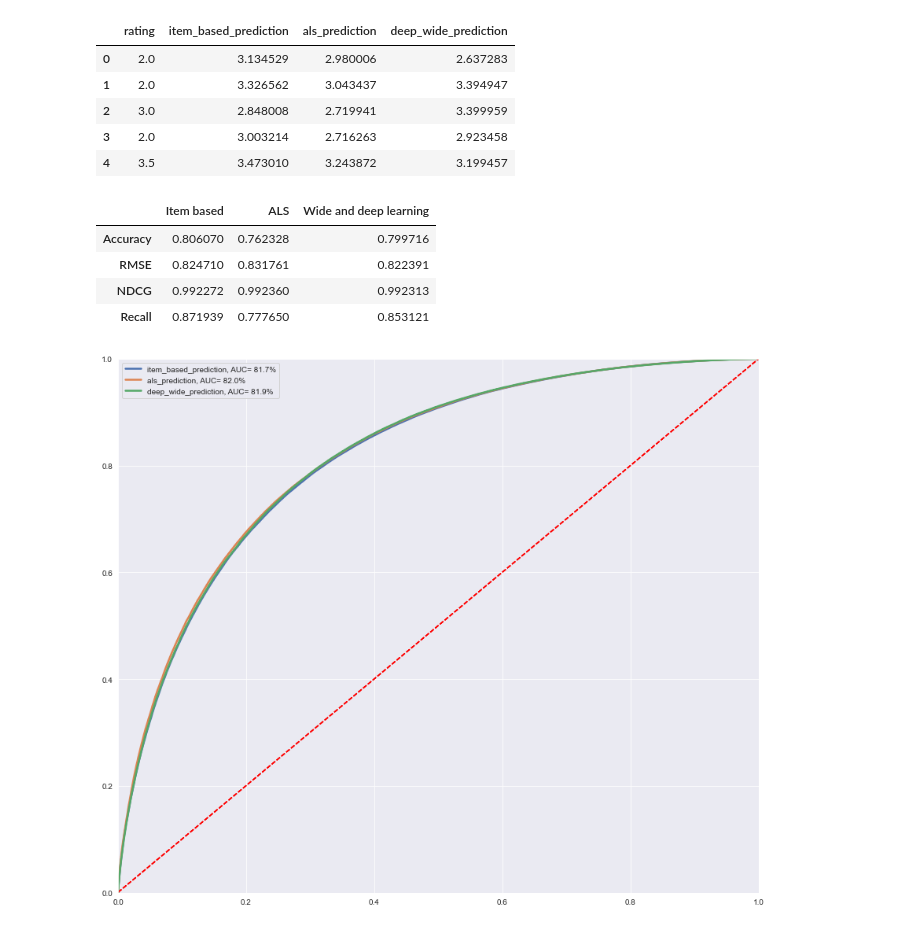
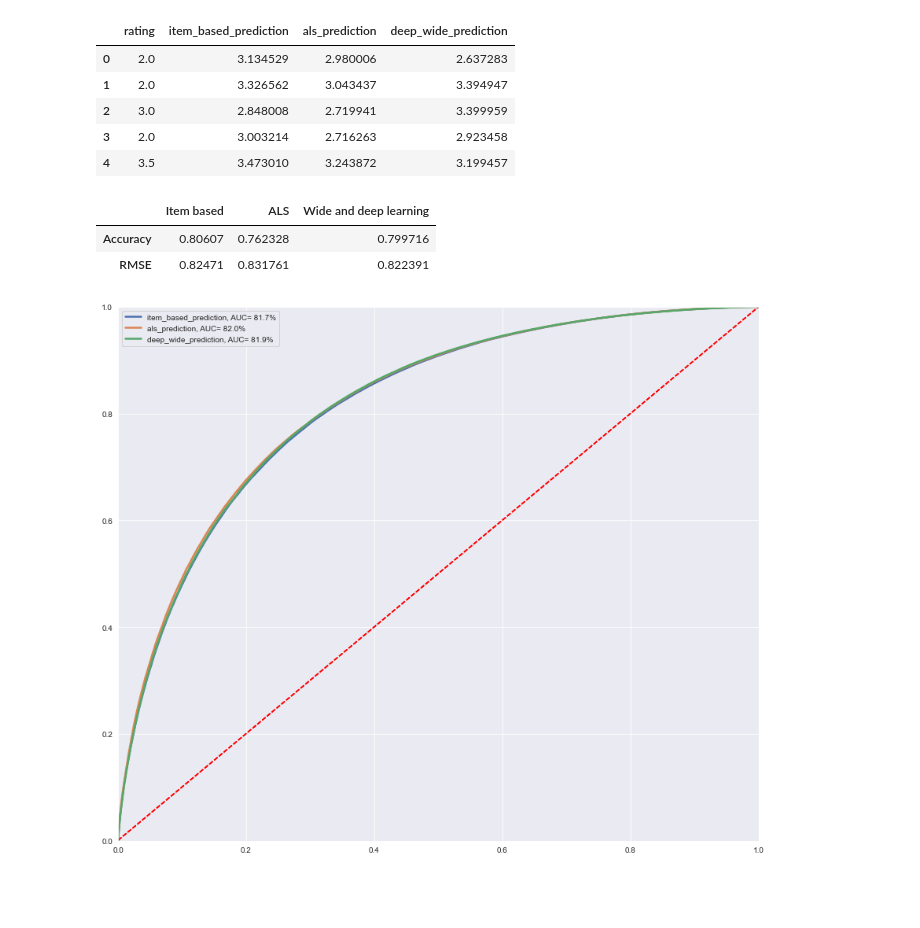
Before and after one commit to syeehyn/personalization-system, a Jupyter notebook: notebook/final_report.ipynb, the cells around one changed output. Cells and saved outputs as stored; diff of their text form; code cells hidden in the pictures; blank space fills up the shorter version.

```diff
--- a/notebook/final_report.ipynb
+++ b/notebook/final_report.ipynb
@@ -1091,43 +1119,23 @@ all_preds_test.head()
 # %%
 # Compute accuracy of each model
 acc_item = acc_numpy(all_preds_test["rating"], all_preds_test["item_based_prediction"])
 acc_als = acc_numpy(all_preds_test["rating"], all_preds_test["als_prediction"])
 acc_deep = acc_numpy(all_preds_test["rating"], all_preds_test["deep_wide_prediction"])
 accs = pd.DataFrame({"Item based": [acc_item], "ALS": [acc_als],
                       "Wide and deep learning": [acc_deep]}, index=["Accuracy"])
 
 # Compute RMSE of each model
 rmse_item = rmse_numpy(all_preds_test["rating"], all_preds_test["item_based_prediction"])
 rmse_als = rmse_numpy(all_preds_test["rating"], all_preds_test["als_prediction"])
 rmse_deep = rmse_numpy(all_preds_test["rating"], all_preds_test["deep_wide_prediction"])
 rmses = pd.DataFrame({"Item based": [rmse_item], "ALS": [rmse_als],
                       "Wide and deep learning": [rmse_deep]}, index=["RMSE"])
 
-# Compute NDCG score of each model
-true_rating = all_preds_test["rating"].to_numpy().reshape(1,-1)
-item_based_prediction = all_preds_test["item_based_prediction"].to_numpy().reshape(1,-1)
-als_prediction = all_preds_test["als_prediction"].to_numpy().reshape(1,-1)
-deep_wide_prediction = all_preds_test["deep_wide_prediction"].to_numpy().reshape(1,-1)
-ndcg_item = ndcg_score(true_rating, item_based_prediction)
-ndcg_als = ndcg_score(true_rating, als_prediction)
-ndcg_deep = ndcg_score(true_rating, deep_wide_prediction)
-ndcgs = pd.DataFrame({"Item based": [ndcg_item], "ALS": [ndcg_als],
-                      "Wide and deep learning": [ndcg_deep]}, index=["NDCG"])
-
-# Compute recall of each model
-recall_item = recall_numpy(all_preds_test["rating"], all_preds_test["item_based_prediction"])
-recall_als = recall_numpy(all_preds_test["rating"], all_preds_test["als_prediction"])
-recall_deep = recall_numpy(all_preds_test["rating"], all_preds_test["deep_wide_prediction"])
-recalls = pd.DataFrame({"Item based": [recall_item], "ALS": [recall_als],
-                      "Wide and deep learning": [recall_deep]}, index=["Recall"])
-
-pd.concat([accs, rmses, ndcgs, recalls])
+pd.concat([accs, rmses])
 # %% [output]
 |  | Item based | ALS | Wide and deep learning |
-| Accuracy | 0.806070 | 0.762328 | 0.799716 |
-| RMSE | 0.824710 | 0.831761 | 0.822391 |
-| NDCG | 0.992272 | 0.992360 | 0.992313 |
-| Recall | 0.871939 | 0.777650 | 0.853121 |
+| Accuracy | 0.80607 | 0.762328 | 0.799716 |
+| RMSE | 0.82471 | 0.831761 | 0.822391 |
 # %%
 plot_ROC_numpy(all_preds_test.rating.values, list(all_preds_test[['item_based_prediction', 'als_prediction', 'deep_wide_prediction']].values.T),\
                ['item_based_prediction', 'als_prediction', 'deep_wide_prediction'])
```
Also changed, not shown: parts of 46 cells of this notebook, 3 other files.
